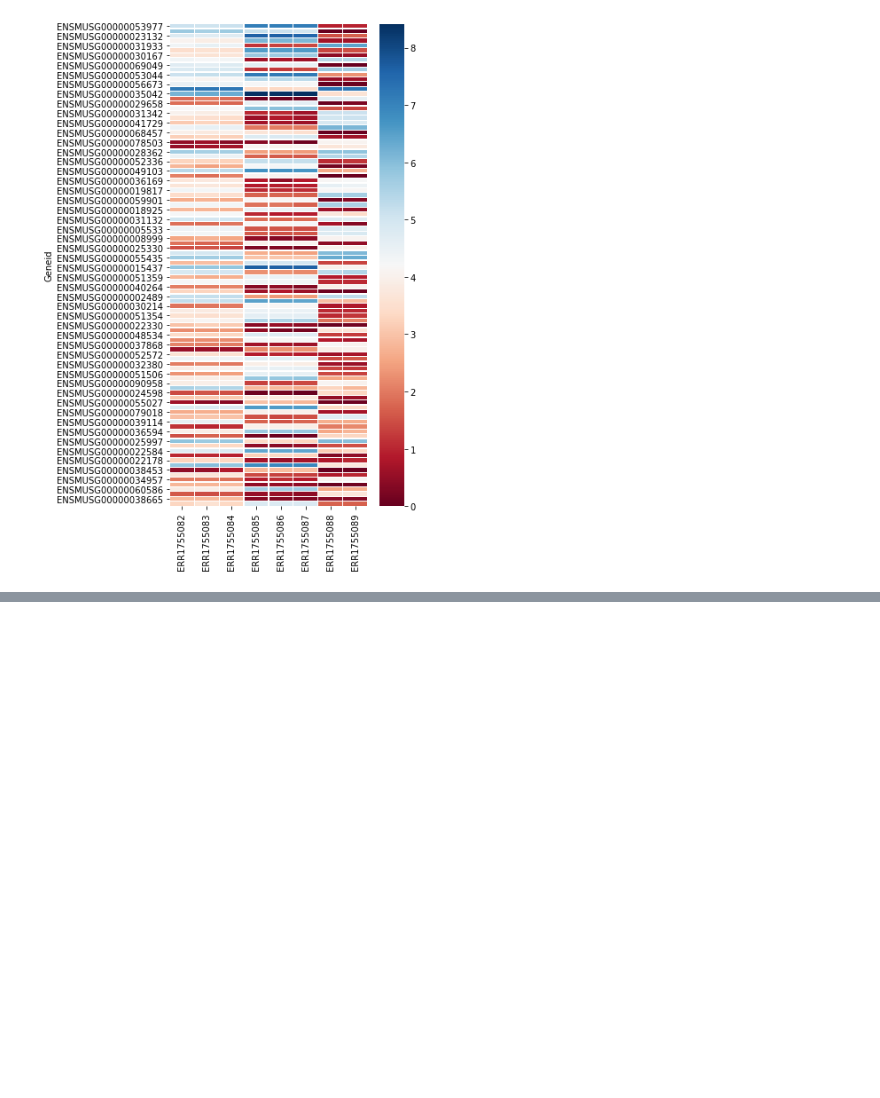
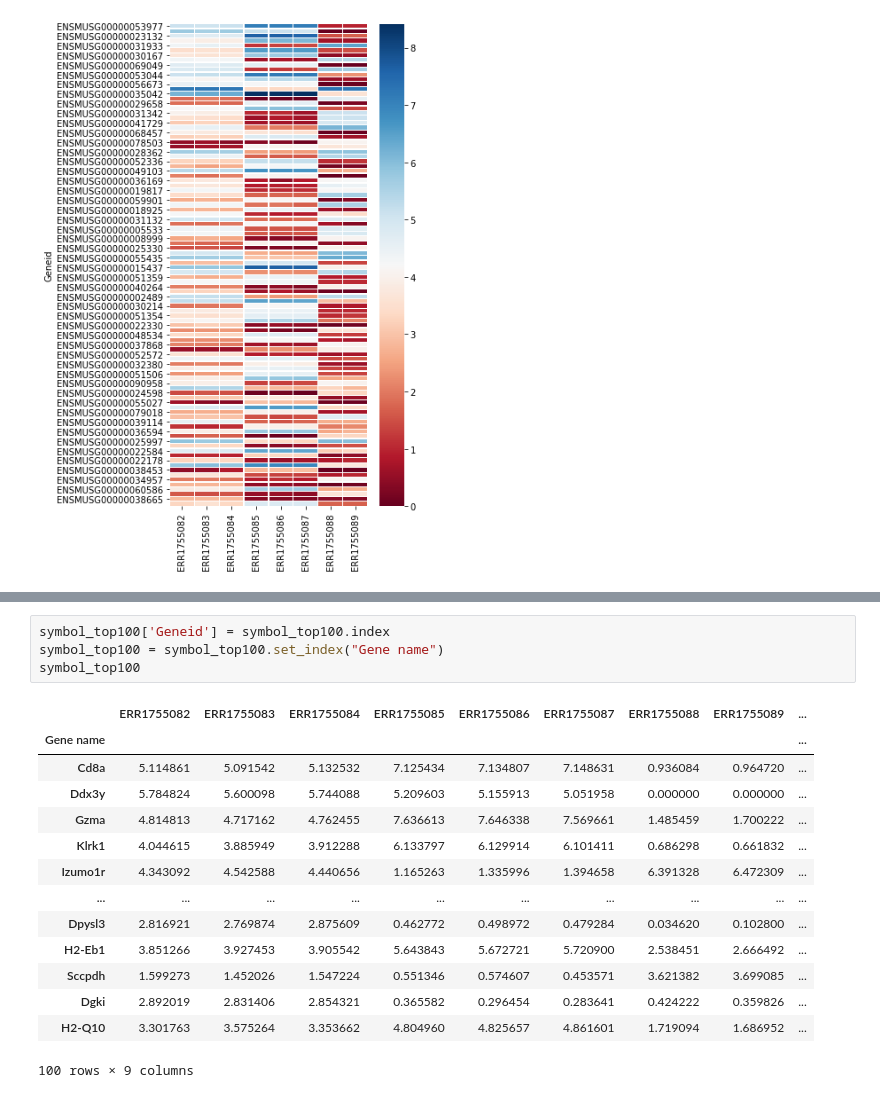
Before and after one commit to andresnoe/obds_training, a Jupyter notebook: notebooks/rna_seq.ipynb, the cells around one changed output, grey strips where cells are left out. Saved outputs shown, nothing was run; the diff lists cells and outputs as text; blank space fills up the shorter version.

```diff
--- a/notebooks/rna_seq.ipynb
+++ b/notebooks/rna_seq.ipynb
@@ -345,0 +392,19 @@ readcounts
+# %%
+symbol_top100['Geneid'] = symbol_top100.index
+symbol_top100 = symbol_top100.set_index("Gene name")
+symbol_top100
+# %% [output]
+|  | ERR1755082 | ERR1755083 | ERR1755084 | ERR1755085 | ERR1755086 | ERR1755087 | ERR1755088 | ERR1755089 | ... |
+| Gene name |  |  |  |  |  |  |  |  | ... |
+| Cd8a | 5.114861 | 5.091542 | 5.132532 | 7.125434 | 7.134807 | 7.148631 | 0.936084 | 0.964720 | ... |
+| Ddx3y | 5.784824 | 5.600098 | 5.744088 | 5.209603 | 5.155913 | 5.051958 | 0.000000 | 0.000000 | ... |
+| Gzma | 4.814813 | 4.717162 | 4.762455 | 7.636613 | 7.646338 | 7.569661 | 1.485459 | 1.700222 | ... |
+| Klrk1 | 4.044615 | 3.885949 | 3.912288 | 6.133797 | 6.129914 | 6.101411 | 0.686298 | 0.661832 | ... |
+| Izumo1r | 4.343092 | 4.542588 | 4.440656 | 1.165263 | 1.335996 | 1.394658 | 6.391328 | 6.472309 | ... |
+| ... | ... | ... | ... | ... | ... | ... | ... | ... | ... |
+| Dpysl3 | 2.816921 | 2.769874 | 2.875609 | 0.462772 | 0.498972 | 0.479284 | 0.034620 | 0.102800 | ... |
+| H2-Eb1 | 3.851266 | 3.927453 | 3.905542 | 5.643843 | 5.672721 | 5.720900 | 2.538451 | 2.666492 | ... |
+| Sccpdh | 1.599273 | 1.452026 | 1.547224 | 0.551346 | 0.574607 | 0.453571 | 3.621382 | 3.699085 | ... |
+| Dgki | 2.892019 | 2.831406 | 2.854321 | 0.365582 | 0.296454 | 0.283641 | 0.424222 | 0.359826 | ... |
+| H2-Q10 | 3.301763 | 3.575264 | 3.353662 | 4.804960 | 4.825657 | 4.861601 | 1.719094 | 1.686952 | ... |
+100 rows × 9 columns
```
Also changed, not shown: parts of 5 cells of this notebook.
